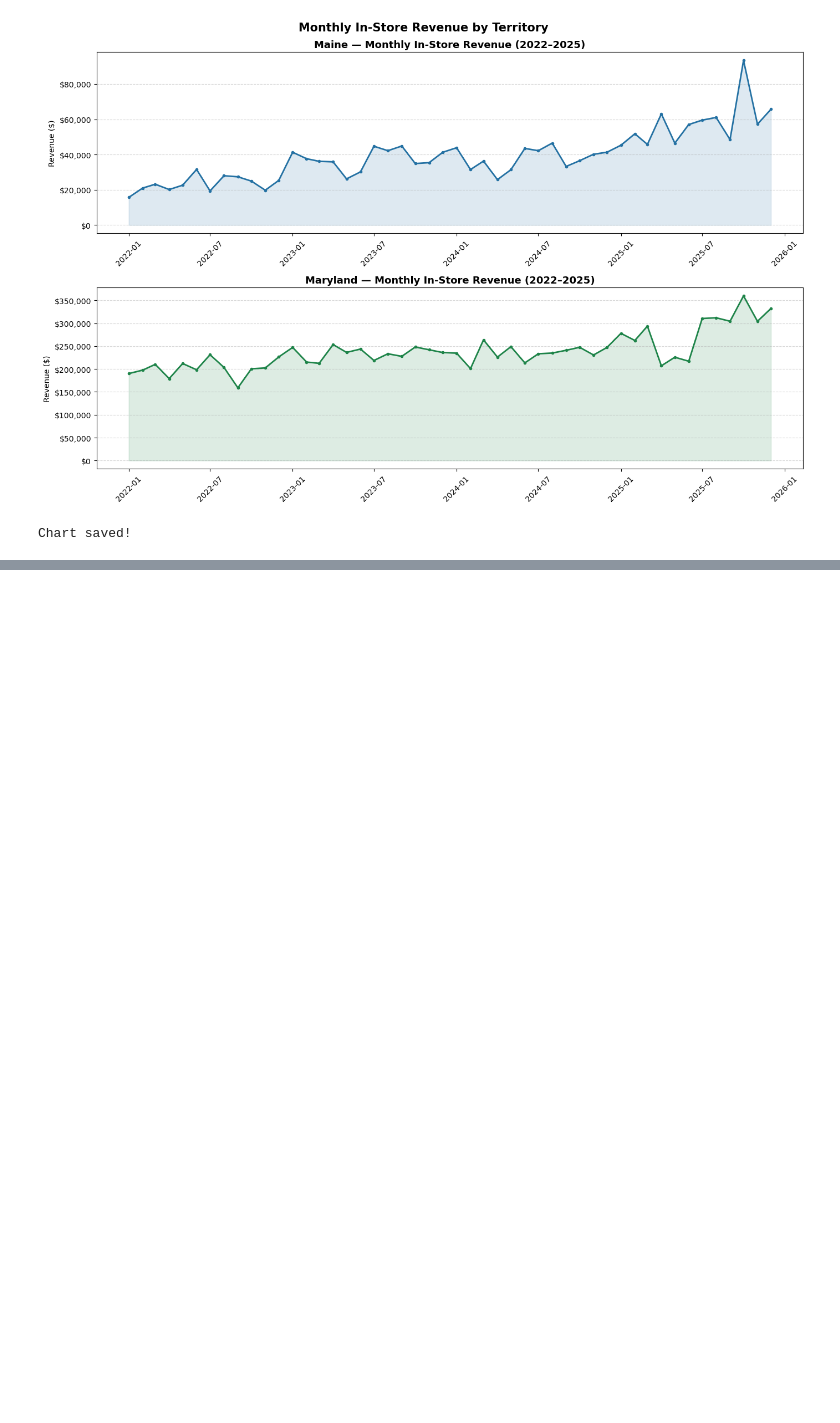
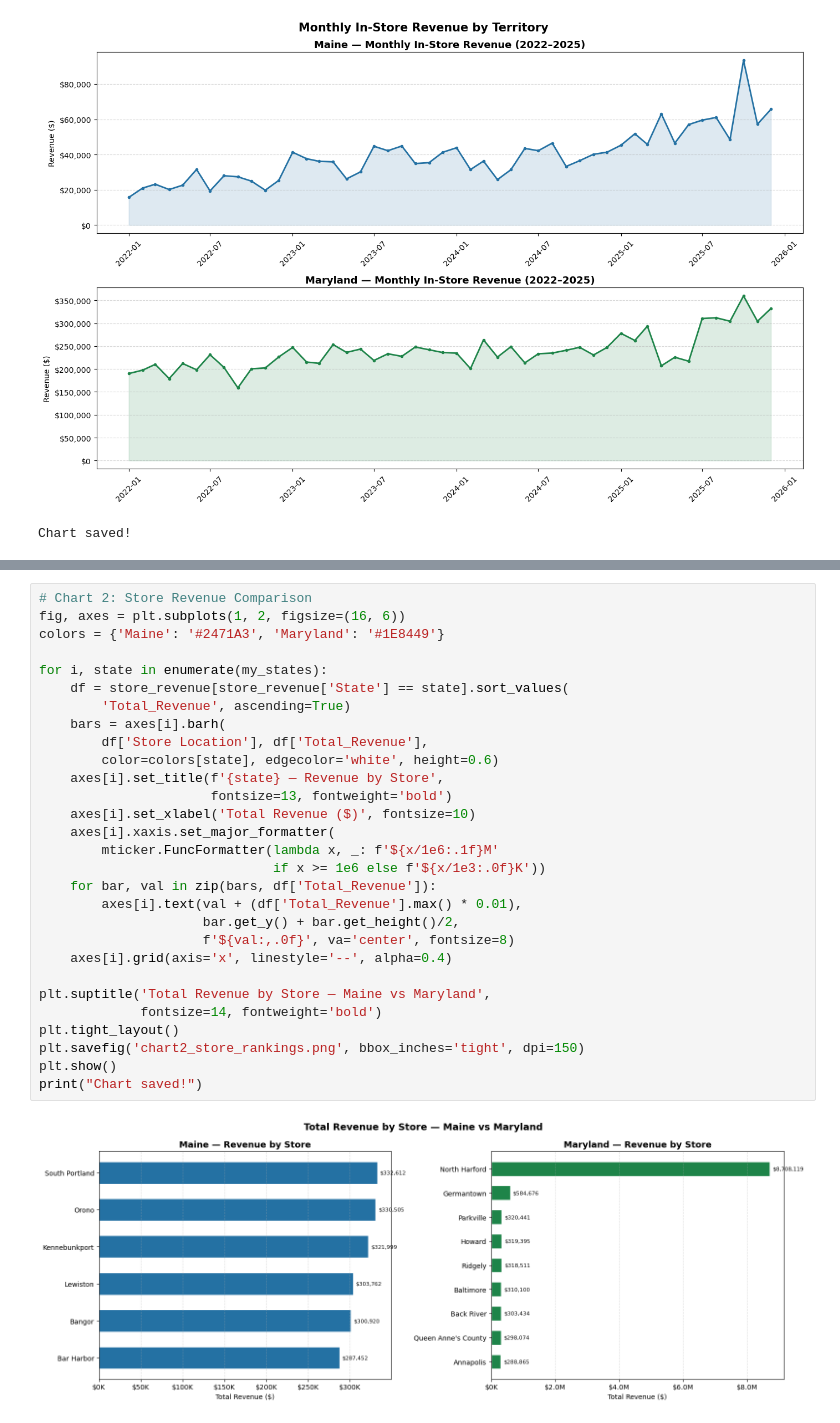
Before and after one commit to mouatakidmohamed/Capstone_2, a Jupyter notebook: mouatakid_sales_analysis.ipynb, the cells around one changed output, grey strips where cells are left out. Cells and saved outputs as stored; diff of their text form; blank space fills up the shorter version.

Commit message:
chart 2 store ranking

```diff
--- a/mouatakid_sales_analysis.ipynb
+++ b/mouatakid_sales_analysis.ipynb
@@ -277,0 +331,31 @@ Chart saved!
+# %%
+# Chart 2: Store Revenue Comparison
+fig, axes = plt.subplots(1, 2, figsize=(16, 6))
+colors = {'Maine': '#2471A3', 'Maryland': '#1E8449'}
+
+for i, state in enumerate(my_states):
+    df = store_revenue[store_revenue['State'] == state].sort_values(
+        'Total_Revenue', ascending=True)
+    bars = axes[i].barh(
+        df['Store Location'], df['Total_Revenue'],
+        color=colors[state], edgecolor='white', height=0.6)
+    axes[i].set_title(f'{state} — Revenue by Store',
+                      fontsize=13, fontweight='bold')
+    axes[i].set_xlabel('Total Revenue ($)', fontsize=10)
+    axes[i].xaxis.set_major_formatter(
+        mticker.FuncFormatter(lambda x, _: f'${x/1e6:.1f}M'
+                              if x >= 1e6 else f'${x/1e3:.0f}K'))
+    for bar, val in zip(bars, df['Total_Revenue']):
+        axes[i].text(val + (df['Total_Revenue'].max() * 0.01),
+                     bar.get_y() + bar.get_height()/2,
+                     f'${val:,.0f}', va='center', fontsize=8)
+    axes[i].grid(axis='x', linestyle='--', alpha=0.4)
+
+plt.suptitle('Total Revenue by Store — Maine vs Maryland',
+             fontsize=14, fontweight='bold')
+plt.tight_layout()
+plt.savefig('chart2_store_rankings.png', bbox_inches='tight', dpi=150)
+plt.show()
+print("Chart saved!")
+# %% [output]
+[figure, added]
```
Also changed, not shown: parts of 3 cells of this notebook, 1 other file.
